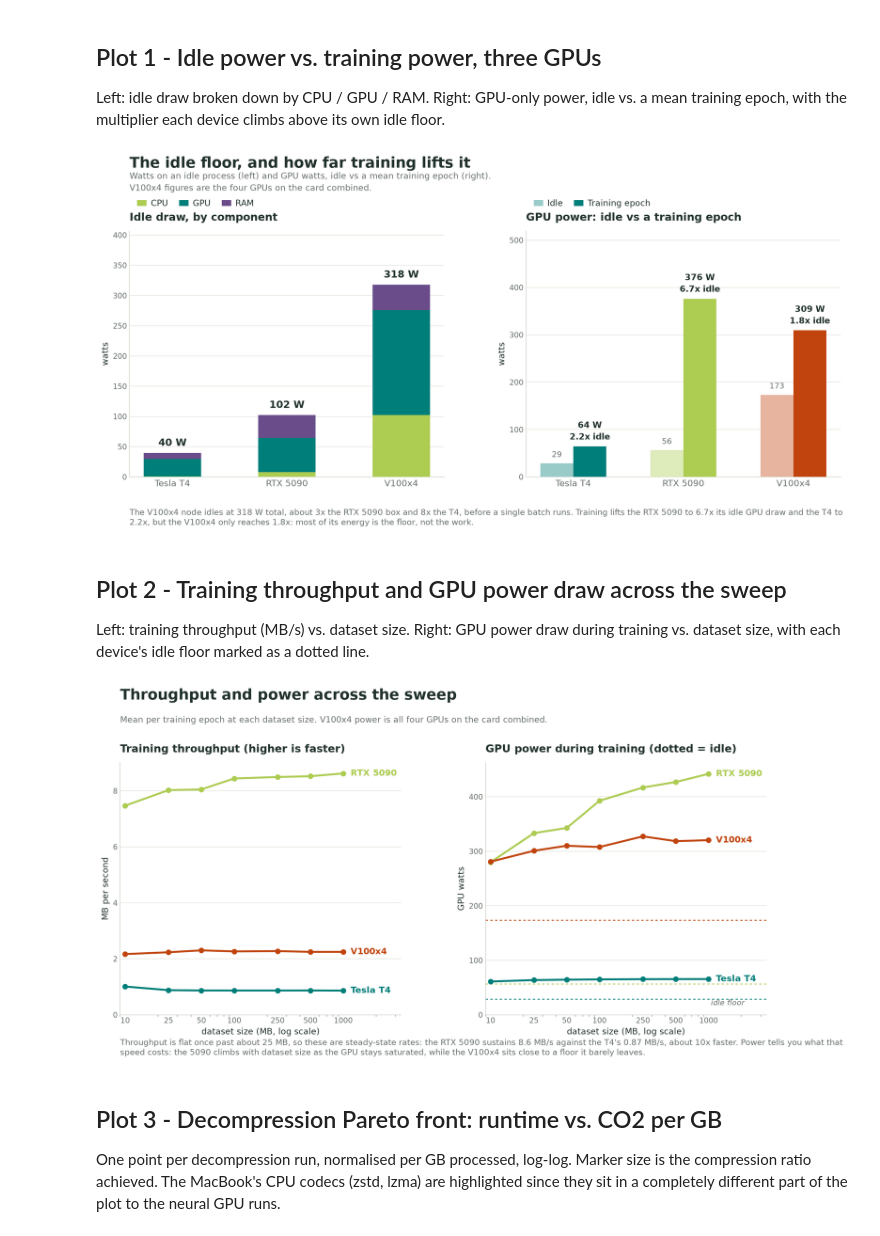
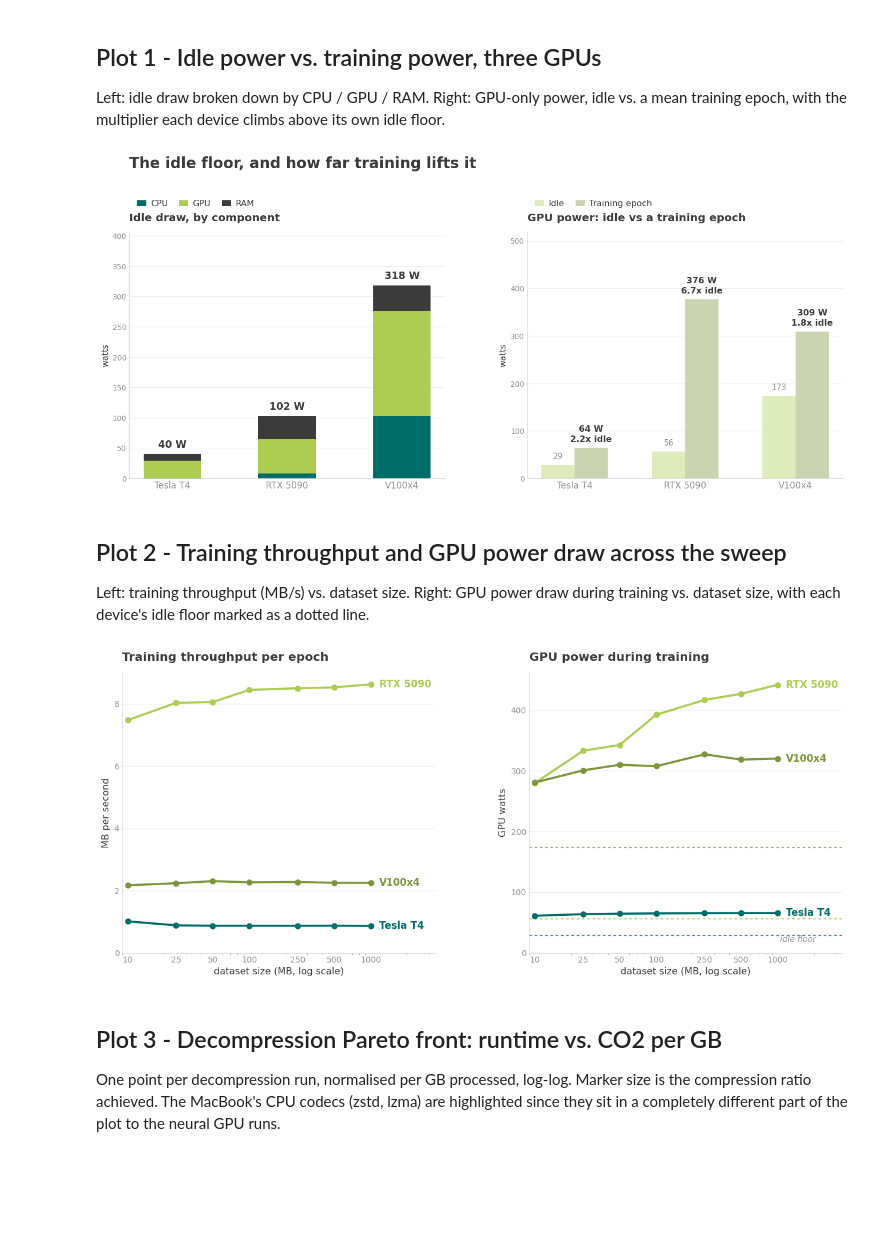
Before and after one commit to HanzilaH/N8CiR-SusTraIN-data-compression-notebooks, a Jupyter notebook: Plots.ipynb, the cells around one changed output. Cells and saved outputs as stored; diff of their text form; code cells hidden in the pictures; blank space fills up the shorter version.

Commit message:
fixing plot themes

```diff
--- a/Plots.ipynb
+++ b/Plots.ipynb
@@ -81,7 +87,7 @@ idle_rows = {name: df[df.stage == "idle"].iloc[0] for name, df, _ in DEVICES}
 # ---- left: idle draw by component (stacked bars) ----
 ax = axes[0]
 components = ["cpu_power_W", "gpu_power_W", "ram_power_W"]
-comp_colors = [OLIVE, TEAL, PLUM]
+comp_colors = [TEAL, OLIVE, INK]
 comp_labels = ["CPU", "GPU", "RAM"]
 
 x = np.arange(len(DEVICES))
@@ -94,7 +100,7 @@ for comp, color, label in zip(components, comp_colors, comp_labels):
 totals = bottoms
 for xi, t in zip(x, totals):
     ax.text(xi, t + totals.max() * 0.025, f"{t:.0f} W", ha="center", va="bottom",
-             fontsize=13.5, fontweight="bold", color=INK)
+            fontsize=13.5, fontweight="bold", color=INK)
 
 ax.set_xticks(x)
 ax.set_xticklabels([d[0] for d in DEVICES], fontsize=12)
@@ -105,56 +111,41 @@ ax.legend(loc="upper left", bbox_to_anchor=(0.0, 1.16), frameon=False, ncols=3,
 ax.set_ylim(0, totals.max() * 1.28)
 style_ax(ax)
 
 # ---- right: idle vs mean-training GPU power ----
 ax = axes[1]
 idle_vals = np.array([idle_rows[name]["gpu_power_W"] for name, _, _ in DEVICES])
 train_vals = np.array([df[df.stage == "training_epoch"]["gpu_power_W"].mean() for _, df, _ in DEVICES])
 
 width = 0.30
 xg = np.arange(len(DEVICES))
 for i, (name, df, color) in enumerate(DEVICES):
-    ax.bar(xg[i] - width / 2, idle_vals[i], width=width, color=lighten(color, 0.6), zorder=3,
+    ax.bar(xg[i] - width / 2, idle_vals[i], width=width, color=lighten(OLIVE, 0.6), zorder=3,
            label="Idle" if i == 0 else None)
-    ax.bar(xg[i] + width / 2, train_vals[i], width=width, color=color, zorder=3,
+    ax.bar(xg[i] + width / 2, train_vals[i], width=width, color=lighten(RUST, 0.6), zorder=3,
            label="Training epoch" if i == 0 else None)
     ratio = train_vals[i] / idle_vals[i]
     ax.text(xg[i] + width / 2, train_vals[i] + train_vals.max() * 0.025,
-             f"{train_vals[i]:.0f} W\n{ratio:.1f}x idle", ha="center", va="bottom",
-             fontsize=11.5, fontweight="bold", color=INK, linespacing=1.35)
+            f"{train_vals[i]:.0f} W\n{ratio:.1f}x idle", ha="center", va="bottom",
+            fontsize=11.5, fontweight="bold", color=INK, linespacing=1.35)
     ax.text(xg[i] - width / 2, idle_vals[i] + train_vals.max() * 0.025, f"{idle_vals[i]:.0f}",
-             ha="center", va="bottom", fontsize=10.5, color=GRAY)
+            ha="center", va="bottom", fontsize=10.5, color=GRAY)
 
 ax.set_xticks(xg)
 ax.set_xticklabels([d[0] for d in DEVICES], fontsize=12)
 ax.set_ylabel("watts", fontsize=11.5)
 ax.set_title("GPU power: idle vs a training epoch", loc="left", fontsize=14.5, fontweight="bold", pad=14)
 ax.legend(loc="upper left", bbox_to_anchor=(0.0, 1.16), frameon=False, ncols=2,
           fontsize=11.5, handlelength=1.1, columnspacing=1.3, handletextpad=0.5)
 ax.set_ylim(0, train_vals.max() * 1.38)
 style_ax(ax)
 
 fig.text(0.06, 0.965, "The idle floor, and how far training lifts it",
-          fontsize=20, fontweight="bold", color=INK)
-fig.text(0.06, 0.905,
-          "Watts on an idle process (left) and GPU watts, idle vs a mean training epoch (right).\n"
-          "V100x4 figures are the four GPUs on the card combined.",
-          fontsize=11.5, color=GRAY, linespacing=1.4)
+         fontsize=20, fontweight="bold", color=INK)
 
-t4_idle, rtx_idle, v100_idle = idle_vals
-t4_tr, rtx_tr, v100_tr = train_vals
-t4_tot, rtx_tot, v100_tot = totals
-caption1 = (
-    f"The V100x4 node idles at {v100_tot:.0f} W total, about {v100_tot/rtx_tot:.0f}x the RTX 5090 box and "
-    f"{v100_tot/t4_tot:.0f}x the T4, before a single batch runs. Training lifts the RTX 5090 to "
-    f"{rtx_tr/rtx_idle:.1f}x its idle GPU draw and the T4 to {t4_tr/t4_idle:.1f}x, but the V100x4 only reaches "
-    f"{v100_tr/v100_idle:.1f}x: most of its energy is the floor, not the work."
-)
-fig.text(0.06, 0.035, caption1, fontsize=11, color=GRAY, wrap=True)
-
-plt.savefig(f"{FIG_DIR}/plot1_idle_vs_training_power.png", dpi=170, bbox_inches="tight")
+# plt.savefig(f"{FIG_DIR}/plot1_idle_vs_training_power.png", dpi=170, bbox_inches="tight")
 plt.show()
 # %% [output]
-[figure, old version]
+[figure, new version]
 # %% [markdown]
 ## Plot 2 - Training throughput and GPU power draw across the sweep
 
@@ -184,7 +175,7 @@ ax.get_xaxis().set_major_formatter(FuncFormatter(lambda v, _: f"{int(v)}"))
 ax.set_xlim(9, 1000 * 3.4)
 ax.set_xlabel("dataset size (MB, log scale)", fontsize=11.5)
 ax.set_ylabel("MB per second", fontsize=11.5)
-ax.set_title("Training throughput (higher is faster)", loc="left", fontsize=14.5, fontweight="bold", pad=14)
+ax.set_title("Training throughput per epoch", loc="left", fontsize=14.5, fontweight="bold", pad=14)
 ax.set_ylim(0, None)
 style_ax(ax)
 
@@ -211,30 +202,20 @@ ax.get_xaxis().set_major_formatter(FuncFormatter(lambda v, _: f"{int(v)}"))
 ax.set_xlim(9, 1000 * 3.4)
 ax.set_xlabel("dataset size (MB, log scale)", fontsize=11.5)
 ax.set_ylabel("GPU watts", fontsize=11.5)
-ax.set_title("GPU power during training (dotted = idle)", loc="left", fontsize=14.5, fontweight="bold", pad=14)
+ax.set_title("GPU power during training ", loc="left", fontsize=14.5, fontweight="bold", pad=14)
 ax.set_ylim(0, None)
 style_ax(ax)
 
-fig.text(0.06, 0.965, "Throughput and power across the sweep", fontsize=20, fontweight="bold", color=INK)
-fig.text(0.06, 0.905,
-          "Mean per training epoch at each dataset size. V100x4 power is all four GPUs on the card combined.",
-          fontsize=11.5, color=GRAY)
+# fig.text(0.06, 0.965, "Throughput and power across the sweep", fontsize=20, fontweight="bold", color=INK)
 
-g_rtx_thr = df_rtx[df_rtx.stage == "training_epoch"].groupby("size_MB")["MB_per_s"].mean()
-g_t4_thr = df_t4[df_t4.stage == "training_epoch"].groupby("size_MB")["MB_per_s"].mean()
-speedup = g_rtx_thr.iloc[-1] / g_t4_thr.iloc[-1]
-caption2 = (
-    f"Throughput is flat once past about 25 MB, so these are steady-state rates: the RTX 5090 sustains "
-    f"{g_rtx_thr.iloc[-1]:.1f} MB/s against the T4's {g_t4_thr.iloc[-1]:.2f} MB/s, about {speedup:.0f}x faster. "
-    f"Power tells you what that speed costs: the 5090 climbs with dataset size as the GPU stays saturated, "
-    f"while the V100x4 sits close to a floor it barely leaves."
-)
-fig.text(0.06, 0.035, caption2, fontsize=11, color=GRAY, wrap=True)
+# fig.text(0.06, 0.905,
+#           "Mean per training epoch at each dataset size",
+#           fontsize=11.5, color=GRAY)
 
-plt.savefig(f"{FIG_DIR}/plot2_throughput_and_power.png", dpi=170, bbox_inches="tight")
+# plt.savefig(f"{FIG_DIR}/plot2_throughput_and_power.png", dpi=170, bbox_inches="tight")
 plt.show()
 # %% [output]
-[figure, old version]
+[figure, new version]
 # %% [markdown]
 ## Plot 3 - Decompression Pareto front: runtime vs. CO2 per GB
 
```
Also changed, not shown: parts of 4 cells of this notebook.
